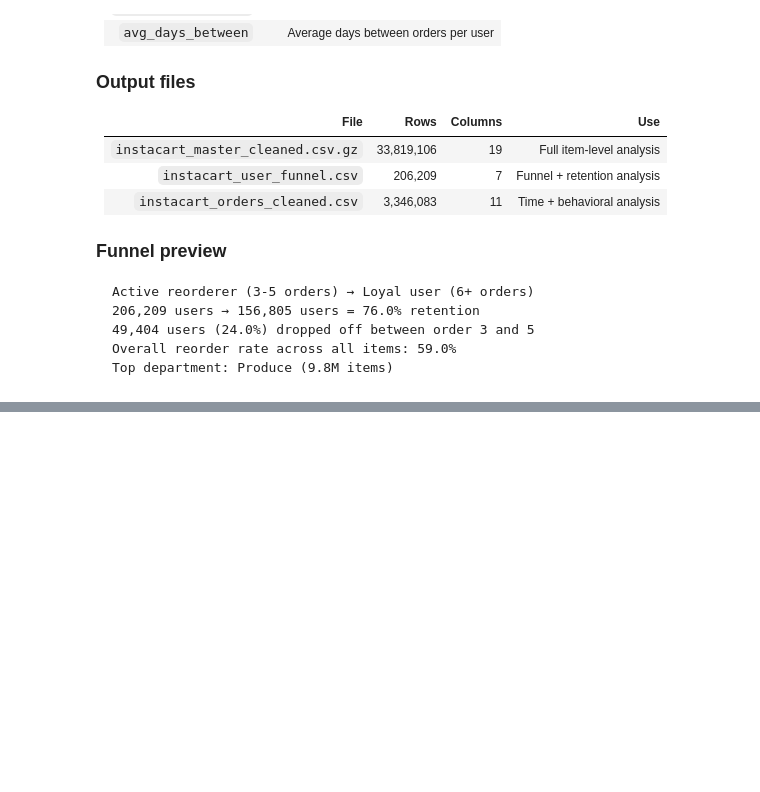
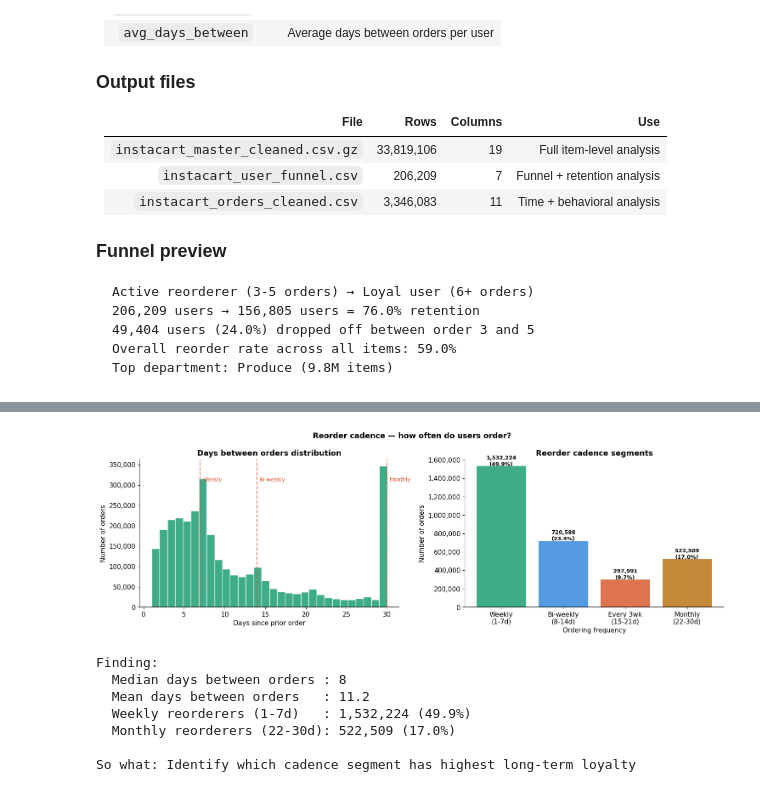
Before and after one commit to NPK05/funnel-analysis-project, a Jupyter notebook: notebooks/02_instacart.ipynb, the cells around one changed output, grey strips where cells are left out. Saved outputs shown, nothing was run; the diff lists cells and outputs as text; code cells hidden in the pictures; blank space fills up the shorter version.

```diff
--- a/notebooks/02_instacart.ipynb
+++ b/notebooks/02_instacart.ipynb
@@ -1048,0 +1228,77 @@ Top department: Produce (9.8M items)
+# %%
+# QUESTION: What is the typical reorder cadence?
+# WHY: Tells us how sticky the product is and
+#      identifies weekly vs monthly shoppers
+
+fig, axes = plt.subplots(1, 2, figsize=(15, 5))
+
+# exclude first orders (days_since = 0)
+repeat_orders = orders[orders['days_since_prior_order'] > 0]
+
+# left: full distribution
+axes[0].hist(repeat_orders['days_since_prior_order'],
+             bins=30, color='#1D9E75', alpha=0.85,
+             edgecolor='white')
+axes[0].set_title('Days between orders distribution')
+axes[0].set_xlabel('Days since prior order')
+axes[0].set_ylabel('Number of orders')
+axes[0].yaxis.set_major_formatter(
+    plt.FuncFormatter(lambda x, _: f'{x:,.0f}')
+)
+
+# mark key intervals
+for day, label in [(7,'Weekly'), (14,'Bi-weekly'), (30,'Monthly')]:
+    axes[0].axvline(day, color='#D85A30', linestyle='--',
+                   alpha=0.7, linewidth=1.5)
+    axes[0].text(day+0.3, axes[0].get_ylim()[1]*0.85,
+                label, color='#D85A30', fontsize=9)
+
+# right: cadence buckets
+bins   = [0, 7, 14, 21, 30]
+labels = ['Weekly\n(1-7d)', 'Bi-weekly\n(8-14d)',
+          'Every 3wk\n(15-21d)', 'Monthly\n(22-30d)']
+
+repeat_orders['cadence'] = pd.cut(
+    repeat_orders['days_since_prior_order'],
+    bins=bins, labels=labels
+)
+
+cadence_counts = repeat_orders['cadence'].value_counts().reindex(labels)
+colors_cad = ['#1D9E75','#378ADD','#D85A30','#BA7517']
+
+axes[1].bar(labels, cadence_counts, color=colors_cad, alpha=0.85)
+axes[1].set_title('Reorder cadence segments')
+axes[1].set_xlabel('Ordering frequency')
+axes[1].set_ylabel('Number of orders')
+axes[1].yaxis.set_major_formatter(
+    plt.FuncFormatter(lambda x, _: f'{x:,.0f}')
+)
+
+for i, (label, count) in enumerate(zip(labels, cadence_counts)):
+    pct = count / len(repeat_orders) * 100
+    axes[1].text(i, count + 5000,
+                f'{count:,}\n({pct:.1f}%)',
+                ha='center', fontsize=9, fontweight='bold')
+
+plt.suptitle('Reorder cadence — how often do users order?',
+             fontsize=13, fontweight='bold')
+plt.tight_layout()
+plt.savefig(SAVE_PATH + '03_reorder_cadence.png',
+            dpi=150, bbox_inches='tight')
+plt.show()
+
+print(f"Finding:")
+print(f"  Median days between orders : {repeat_orders['days_since_prior_order'].median():.0f}")
+print(f"  Mean days between orders   : {repeat_orders['days_since_prior_order'].mean():.1f}")
+print(f"  Weekly reorderers (1-7d)   : {cadence_counts.iloc[0]:,} ({cadence_counts.iloc[0]/len(repeat_orders)*100:.1f}%)")
+print(f"  Monthly reorderers (22-30d): {cadence_counts.iloc[3]:,} ({cadence_counts.iloc[3]/len(repeat_orders)*100:.1f}%)")
+print(f"\nSo what: Identify which cadence segment has highest long-term loyalty")
+# %% [output]
+[figure, added]
+Finding:
+  Median days between orders : 8
+  Mean days between orders   : 11.2
+  Weekly reorderers (1-7d)   : 1,532,224 (49.9%)
+  Monthly reorderers (22-30d): 522,509 (17.0%)
+
+So what: Identify which cadence segment has highest long-term loyalty
```
Also changed, not shown: parts of 8 cells of this notebook, 5 other files.
